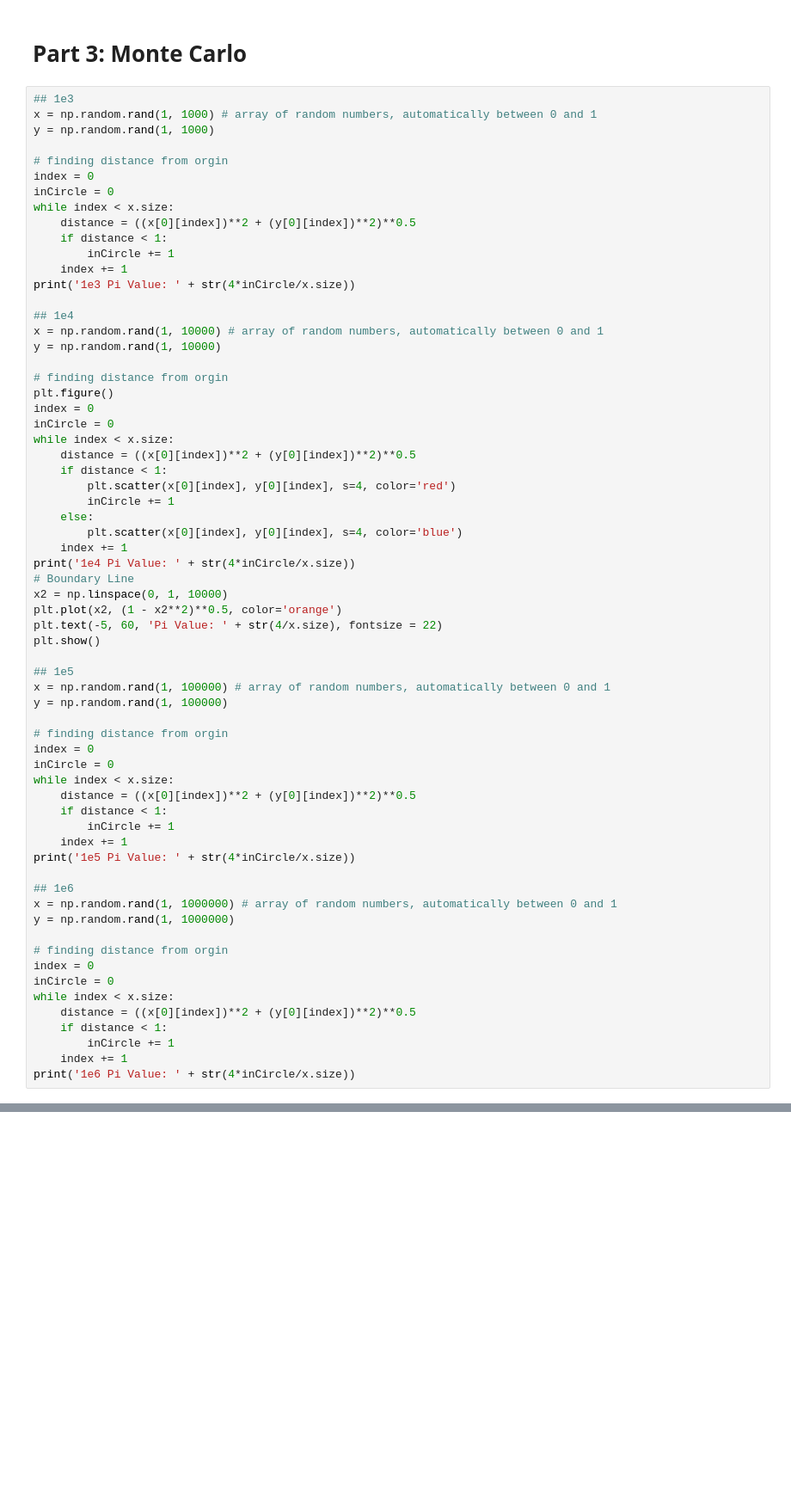
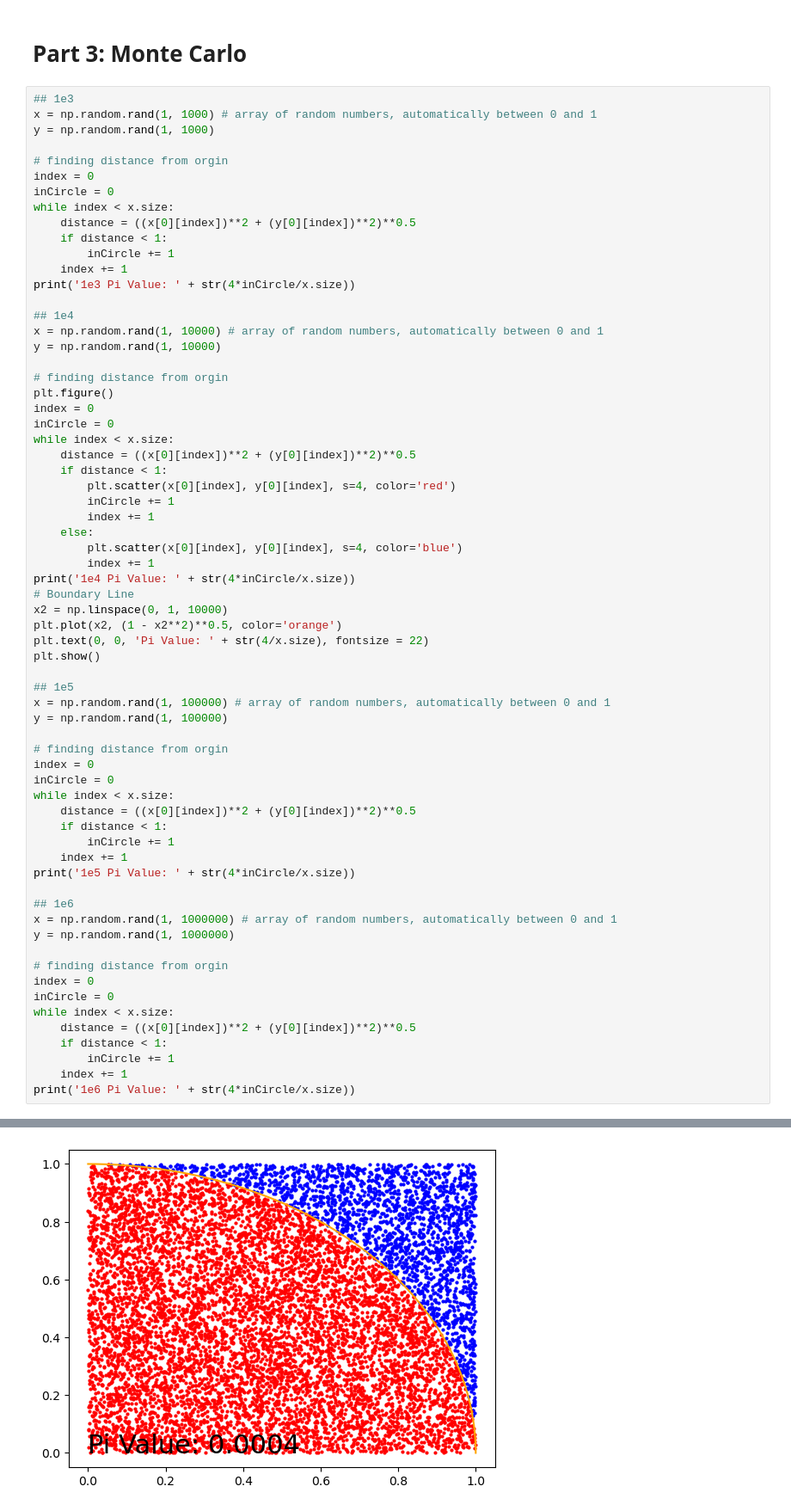
Before and after one commit to aureliagerber/PythonDecal, a Jupyter notebook: Homework/Homework6.ipynb, the cells around one changed output, grey strips where cells are left out. Shown at 86% size. Saved outputs shown, nothing was run; the diff lists cells and outputs as text; blank space fills up the shorter version.

```diff
--- a/Homework/Homework6.ipynb
+++ b/Homework/Homework6.ipynb
@@ -78,14 +78,15 @@ while index < x.size:
     if distance < 1:
         plt.scatter(x[0][index], y[0][index], s=4, color='red')
         inCircle += 1
+        index += 1
     else:
         plt.scatter(x[0][index], y[0][index], s=4, color='blue')
-    index += 1
+        index += 1
 print('1e4 Pi Value: ' + str(4*inCircle/x.size))
 # Boundary Line
 x2 = np.linspace(0, 1, 10000)
 plt.plot(x2, (1 - x2**2)**0.5, color='orange')
-plt.text(-5, 60, 'Pi Value: ' + str(4/x.size), fontsize = 22)
+plt.text(0, 0, 'Pi Value: ' + str(4/x.size), fontsize = 22)
 plt.show()
 
 ## 1e5
@@ -115,3 +116,4 @@ while index < x.size:
         inCircle += 1
     index += 1
 print('1e6 Pi Value: ' + str(4*inCircle/x.size))
+# %% [output]
@@ -117,0 +122 @@ print('1e6 Pi Value: ' + str(4*inCircle/x.size))
+[figure, added]
```
Also changed, not shown: parts of 2 cells of this notebook.
